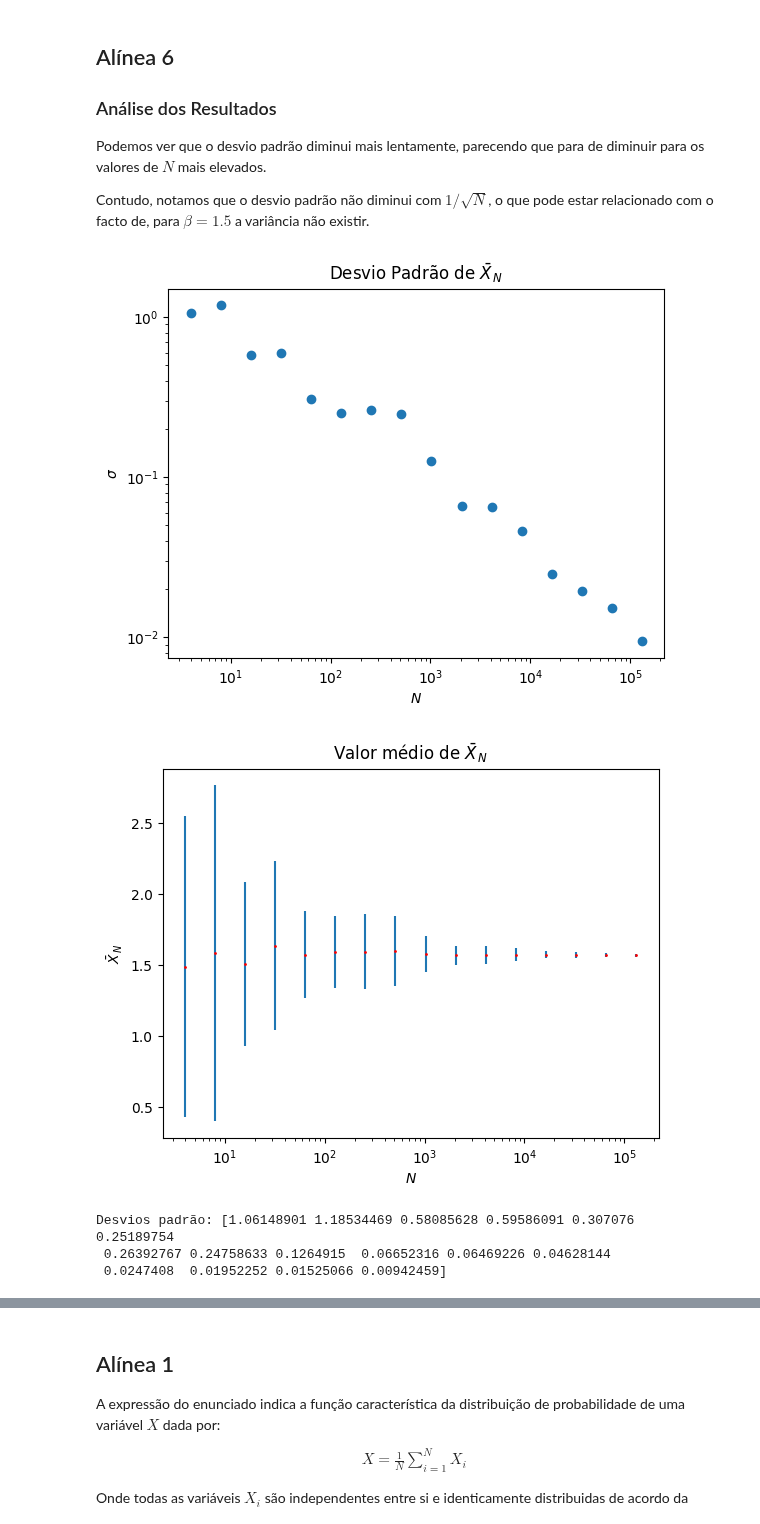
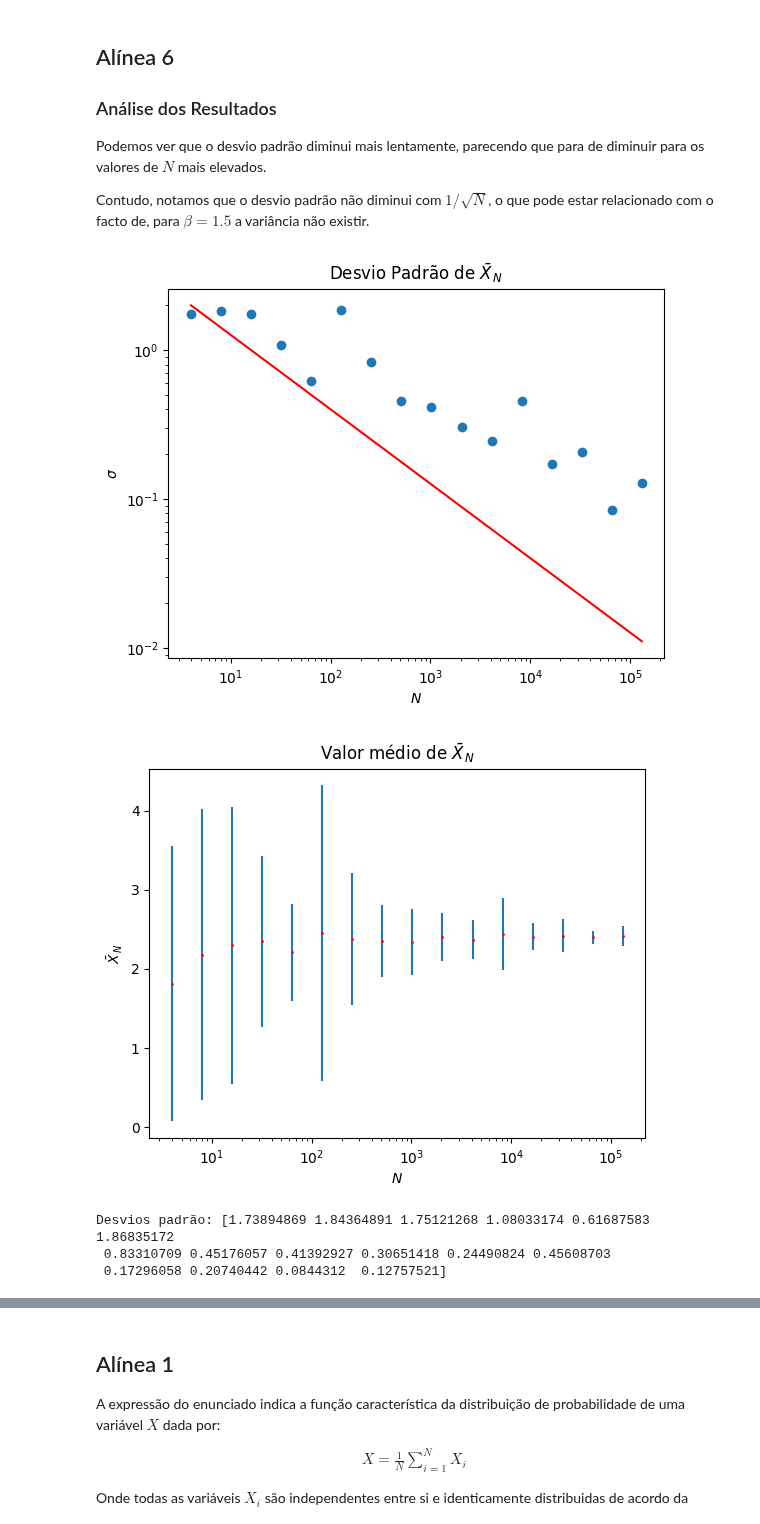
Before and after one commit to guilhermebaos/Aulas-Uni, a Jupyter notebook: Física Estatística/TPC1/TPC1.ipynb, the cells around one changed output, grey strips where cells are left out. Cells and saved outputs as stored; diff of their text form; code cells hidden in the pictures.

```diff
--- a/Física Estatística/TPC1/TPC1.ipynb
+++ b/Física Estatística/TPC1/TPC1.ipynb
@@ -270,7 +270,7 @@ Contudo, notamos que o desvio padrão não diminui com $1/\sqrt N$, o que pode e
 # Parâmetros
 reps = 128
 alpha = 1
-beta = 2
+beta = 1.5
 
 # Funções em jogo
 pdf, icdf = gerarfuncs(alpha, beta)
@@ -284,38 +284,39 @@ for pos, N in enumerate(NN):
     for i in range(reps):
         # Gerar amostra
         amostra = invcontinuo(icdf, N)
 
         # Calcular média
         medias[i] = sum(amostra)/N
 
     # Calcular desvio padrão
     meds[pos] = np.average(medias)
     stds[pos] = np.std(medias, ddof=1)
 
 # Representar graficamente
 plt.title(f"Desvio Padrão de $\\bar X_N$")
 plt.scatter(NN, stds)
+plt.plot(NN, 4 * NN**(-1/2), color="red", label="Função $1/\\sqrt{N}$")
 plt.xlabel("$N$")
 plt.ylabel("$\\sigma$")
 plt.xscale("log")
 plt.yscale("log")
 plt.show()
 
 # Representar o valor médio com barras de erro
 plt.title(f"Valor médio de $\\bar X_N$")
 plt.errorbar(NN, meds, stds, fmt="o", ms=1, mfc="red", mec="red")
 plt.xlabel("$N$")
 plt.ylabel("$\\bar X_N$")
 plt.xscale("log")
 plt.show()
 
 print("Desvios padrão:", stds)
 # %% [output]
-[figure, old version]
+[figure, new version]
-[figure, old version]
+[figure, new version]
-Desvios padrão: [1.06148901 1.18534469 0.58085628 0.59586091 0.307076   0.25189754
- 0.26392767 0.24758633 0.1264915  0.06652316 0.06469226 0.04628144
- 0.0247408  0.01952252 0.01525066 0.00942459]
+Desvios padrão: [1.73894869 1.84364891 1.75121268 1.08033174 0.61687583 1.86835172
+ 0.83310709 0.45176057 0.41392927 0.30651418 0.24490824 0.45608703
+ 0.17296058 0.20740442 0.0844312  0.12757521]
 # %% [markdown]
 # Exercício 2
 
```
Also changed, not shown: parts of 6 cells of this notebook, 3 other files.
